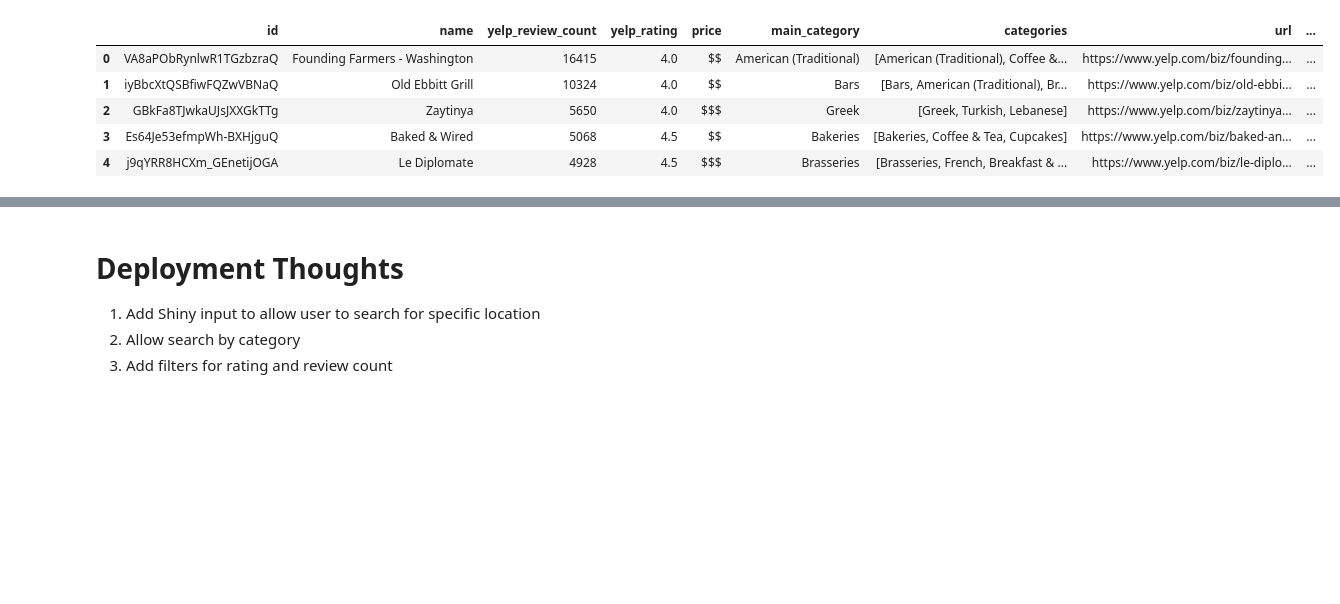
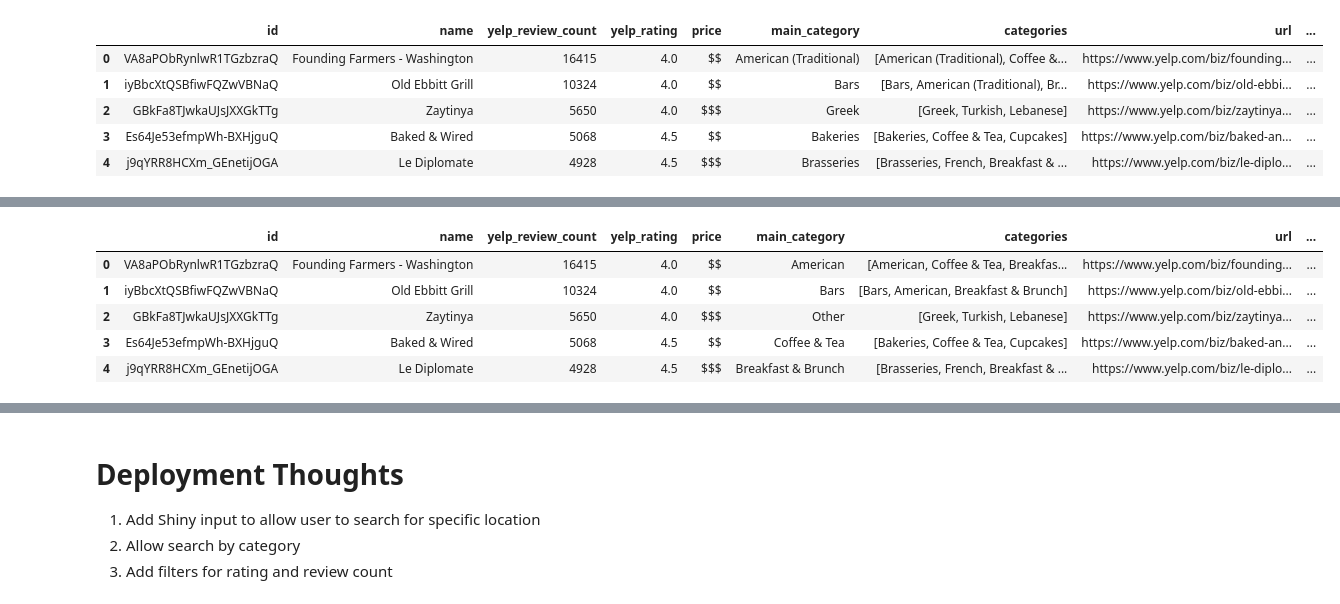
Before and after one commit to austinbarish/food-grid, a Jupyter notebook: code/dc_grid.ipynb, the cells around one changed output, grey strips where cells are left out. Saved outputs shown, nothing was run; the diff lists cells and outputs as text; code cells hidden in the pictures; blank space fills up the shorter version.

Commit message:
Added Cleaned Data

```diff
--- a/code/dc_grid.ipynb
+++ b/code/dc_grid.ipynb
@@ -280,117 +280,37 @@ df.head()
 | 3 | Es64Je53efmpWh-BXHjguQ | Baked & Wired | 5068 | 4.5 | $$ | Coffee & Tea | [Bakeries, Coffee & Tea, Cupcakes] | https://www.yelp.com/biz/baked-an... | ... |
 | 4 | j9qYRR8HCXm_GEnetijOGA | Le Diplomate | 4928 | 4.5 | $$$ | Breakfast & Brunch | [Brasseries, French, Breakfast & ... | https://www.yelp.com/biz/le-diplo... | ... |
 # %%
-import plotly.express as px
 new_df = df[df["total_reviews"] >= 100]
 
 # Remove museums, monuments, memorials, and libraries
 new_df = new_df[~new_df['name'].str.contains("museum", case=False)]
 new_df = new_df[~new_df['name'].str.contains("national", case=False)]
 new_df = new_df[~new_df['name'].str.contains("monument", case=False)]
 new_df = new_df[~new_df['name'].str.contains("memorial", case=False)]
 new_df = new_df[~new_df['name'].str.contains("united states", case=False)]
 new_df = new_df[~new_df['name'].str.contains("library", case=False)]
 
 # Normalize the average rating
 new_df['normalized_rating'] = (new_df['average_rating'] - new_df['average_rating'].min()) / (new_df['average_rating'].max() - new_df['average_rating'].min()) * 100
 
 # Rounding the normalized rating
 new_df['rounded_normalized_rating'] = round(new_df['normalized_rating'], 2)
 
 # Normalize the total reviews
 new_df['normalized_total_reviews'] = (new_df['total_reviews'] - new_df['total_reviews'].min()) / (new_df['total_reviews'].max() - new_df['total_reviews'].min()) * 100
 
 # Rounding the normalized total reviews
 new_df['rounded_normalized_total_reviews'] = round(new_df['normalized_total_reviews'], 2)
 
-# Find averages for quadrant lines
-x_avg = new_df['normalized_rating'].mean()
-y_avg = new_df['normalized_total_reviews'].mean()
-
-# Create Scatter
-fig = px.scatter(
-    new_df,
-    x="normalized_rating",
-    y="normalized_total_reviews",
-    color="main_category",
-    hover_name="name",
-    custom_data=["name", "price", "average_rating", "rounded_normalized_rating", "total_reviews"],
-    title="DC Restaurant Grid",
-    labels={"main_category": "Category"},
-    # text='name'
-)
-
-# Update the hover template to include only 'name' and 'price'
-fig.update_traces(
-    hovertemplate="<b>%{hovertext}</b><br>Name: %{customdata[0]}<br>Price: %{customdata[1]}<br>Rating: %{customdata[2]}<br>Normalized Rating: %{customdata[3]}<br>Review Count: %{customdata[4]:,}"
-)
-
-# Add quadrant Lines: https://stackoverflow.com/questions/73278985/how-can-i-add-annotations-outside-a-plotly-quandrant-chart
-fig.add_vline(x=x_avg, line_width=1, opacity=0.5)
-fig.add_hline(y=y_avg, line_width=1, opacity=0.5)
-
-# Add quadrant text
-fig.add_annotation(x=x_avg + 25, y=y_avg + 50,
-            text="Deservedly Popular",
-            showarrow=False)
-fig.add_annotation(x=x_avg + 25, y=y_avg - 10,
-            text="Hidden Gems",
-            showarrow=False)
-fig.add_annotation(x=x_avg - 25, y=y_avg + 50,
-            text="Overrated",
-            showarrow=False)
-fig.add_annotation(x=x_avg - 25, y=y_avg - 10,
-            text="Not Worth It",
-            showarrow=False)
-
-category_options = [
-    {
-        "label": "All Restaurants",
-        "method": "update",
-        "args": [
-            {"visible": [True] * len(new_df)},
-            {"title.text": "DC Restaurant Grid - All Restaurants"},
-        ],
-    }
-]
-
-category_options += [
-    {
-        "label": category,
-        "method": "update",
-        "args": [
-            {"visible": new_df["main_category"] == category},
-            {"title.text": f"DC Restaurant Grid - Category: {category}"},
-        ],
-    }
-    for category in new_df["main_category"].unique()
-]
-
-# Add the dropdown menu
-fig.update_layout(
-    updatemenus=[
-        {
-            "buttons": category_options,
-            "direction": "down",
-            "showactive": True,
-            "x": 1.05,
-            "xanchor": "left",
-            "y": 0.45,
-            "yanchor": "top",
-        }
-    ]
-)
-
-# Clean
-fig.update_layout(
-    template="plotly_white",
-    xaxis_title="Normalized Rating",
-    yaxis_title="Popularity Score (Normalized Review Count)",
-    height=1000,  # Set the height
-    width=1000,  # Set the width
-)
-
-# fig.update_traces(textposition='top center')
+# Save to CSV
+new_df.to_csv('../data/dc_reviews_cleaned.csv', index=False)
 
 # Display
-fig.show()
+new_df.head()
+# %% [output]
+|  | id | name | yelp_review_count | yelp_rating | price | main_category | categories | url | ... |
+| 0 | VA8aPObRynlwR1TGzbzraQ | Founding Farmers - Washington | 16415 | 4.0 | $$ | American | [American, Coffee & Tea, Breakfas... | https://www.yelp.com/biz/founding... | ... |
+| 1 | iyBbcXtQSBfiwFQZwVBNaQ | Old Ebbitt Grill | 10324 | 4.0 | $$ | Bars | [Bars, American, Breakfast & Brunch] | https://www.yelp.com/biz/old-ebbi... | ... |
+| 2 | GBkFa8TJwkaUJsJXXGkTTg | Zaytinya | 5650 | 4.0 | $$$ | Other | [Greek, Turkish, Lebanese] | https://www.yelp.com/biz/zaytinya... | ... |
+| 3 | Es64Je53efmpWh-BXHjguQ | Baked & Wired | 5068 | 4.5 | $$ | Coffee & Tea | [Bakeries, Coffee & Tea, Cupcakes] | https://www.yelp.com/biz/baked-an... | ... |
+| 4 | j9qYRR8HCXm_GEnetijOGA | Le Diplomate | 4928 | 4.5 | $$$ | Breakfast & Brunch | [Brasseries, French, Breakfast & ... | https://www.yelp.com/biz/le-diplo... | ... |
```
Also changed, not shown: parts of 4 cells of this notebook, 1 other file.
